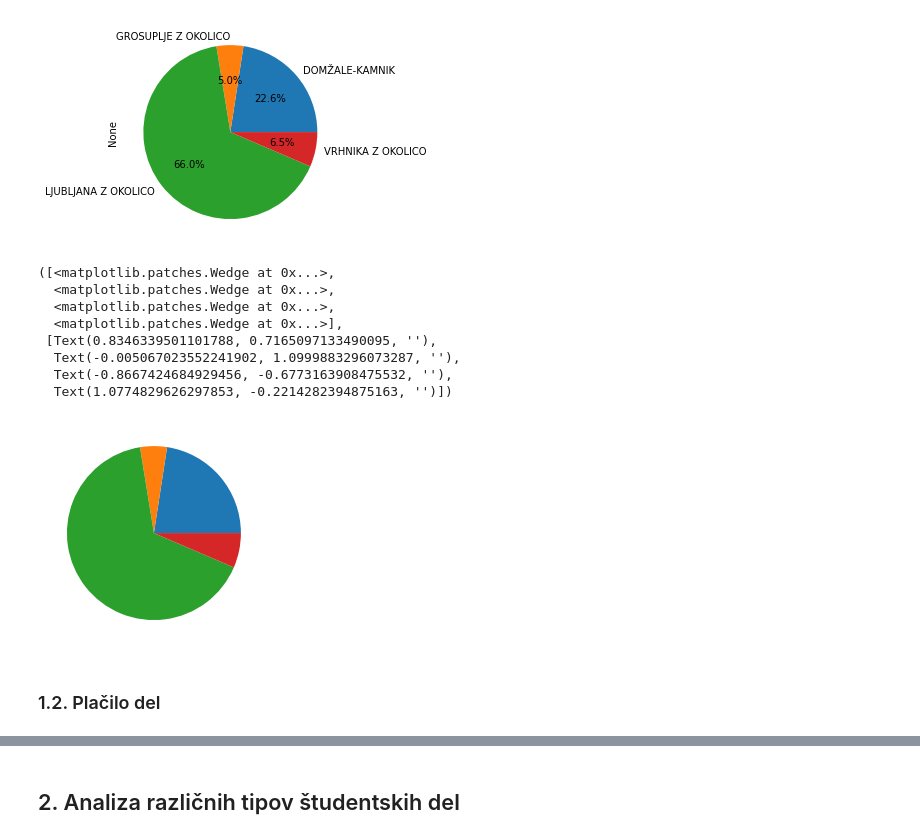
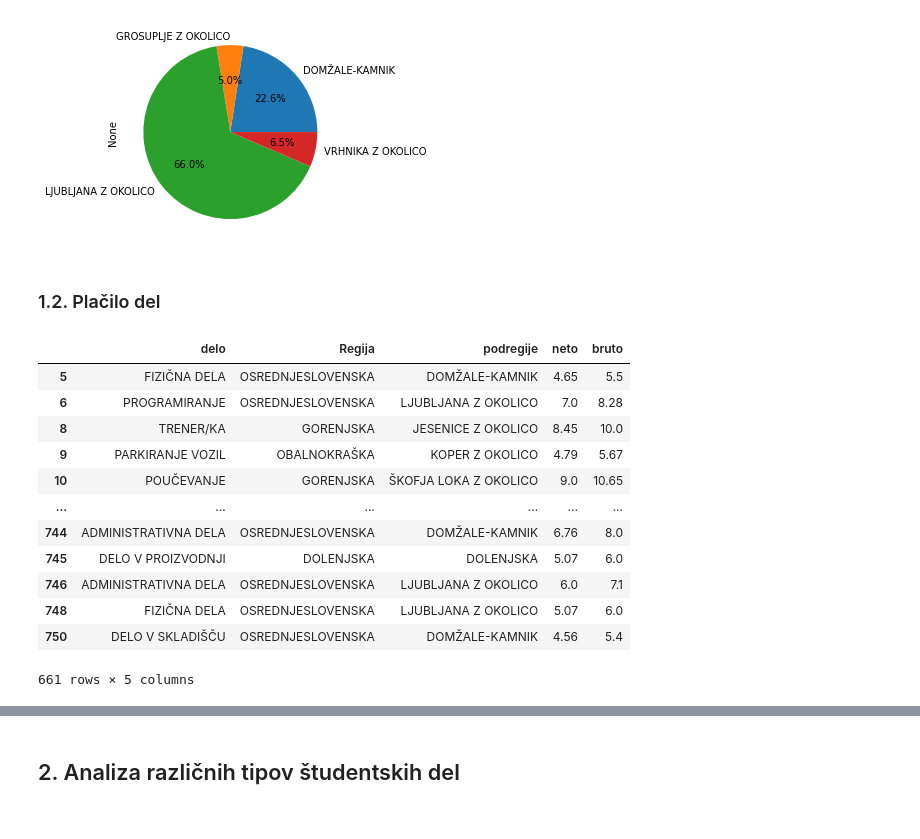
Before and after one commit to DejanPeric058/Programiranje-1-Projektna-naloga, a Jupyter notebook: Untitled.ipynb, the cells around one changed output, grey strips where cells are left out. Saved outputs shown, nothing was run; the diff lists cells and outputs as text; code cells hidden in the pictures.

```diff
--- a/Untitled.ipynb
+++ b/Untitled.ipynb
@@ -35,6 +41,5 @@ ziri
 # %%
-
-def placilo(df):
+def popravi_placilo(df):
     neto, bruto = [], []
     for i in range(len(df)):
         y = df.iloc[i]['plačilo']
@@ -51,6 +56,4 @@ def placilo(df):
     df['neto'], df['bruto'] = neto, bruto
     return df
 
-oglasi2 = placilo(oglasi)
-
-oglasi2
+oglasi_neto = popravi_placilo(glavne_regije)
@@ -266,16 +189,23 @@ st_po_podregijah.plot(kind = "pie", labels = st_po_podregijah.index, autopct='%1
 <AxesSubplot:ylabel='None'>
 [figure]
 # %%
-plt.pie(st_po_podregijah)
+#plt.pie(st_po_podregijah)
-# %% [output]
-([<matplotlib.patches.Wedge at 0x...>,
-  <matplotlib.patches.Wedge at 0x...>,
-  <matplotlib.patches.Wedge at 0x...>,
-  <matplotlib.patches.Wedge at 0x...>],
- [Text(0.8346339501101788, 0.7165097133490095, ''),
-  Text(-0.005067023552241902, 1.0999883296073287, ''),
-  Text(-0.8667424684929456, -0.6773163908475532, ''),
-  Text(1.0774829626297853, -0.2214282394875163, '')])
-[figure, removed]
 # %% [markdown]
 ### 1.2. Plačilo del
+# %%
+oglasi_placila = popolni_oglasi[['delo', 'Regija', 'podregije', 'neto', 'bruto']]
+oglasi_placila
+# %% [output]
+|  | delo | Regija | podregije | neto | bruto |
+| 5 | FIZIČNA DELA | OSREDNJESLOVENSKA | DOMŽALE-KAMNIK | 4.65 | 5.5 |
+| 6 | PROGRAMIRANJE | OSREDNJESLOVENSKA | LJUBLJANA Z OKOLICO | 7.0 | 8.28 |
+| 8 | TRENER/KA | GORENJSKA | JESENICE Z OKOLICO | 8.45 | 10.0 |
+| 9 | PARKIRANJE VOZIL | OBALNOKRAŠKA | KOPER Z OKOLICO | 4.79 | 5.67 |
+| 10 | POUČEVANJE | GORENJSKA | ŠKOFJA LOKA Z OKOLICO | 9.0 | 10.65 |
+| ... | ... | ... | ... | ... | ... |
+| 744 | ADMINISTRATIVNA DELA | OSREDNJESLOVENSKA | DOMŽALE-KAMNIK | 6.76 | 8.0 |
+| 745 | DELO V PROIZVODNJI | DOLENJSKA | DOLENJSKA | 5.07 | 6.0 |
+| 746 | ADMINISTRATIVNA DELA | OSREDNJESLOVENSKA | LJUBLJANA Z OKOLICO | 6.0 | 7.1 |
+| 748 | FIZIČNA DELA | OSREDNJESLOVENSKA | LJUBLJANA Z OKOLICO | 5.07 | 6.0 |
+| 750 | DELO V SKLADIŠČU | OSREDNJESLOVENSKA | DOMŽALE-KAMNIK | 4.56 | 5.4 |
+661 rows × 5 columns
```
Also changed, not shown: parts of 16 cells of this notebook.
